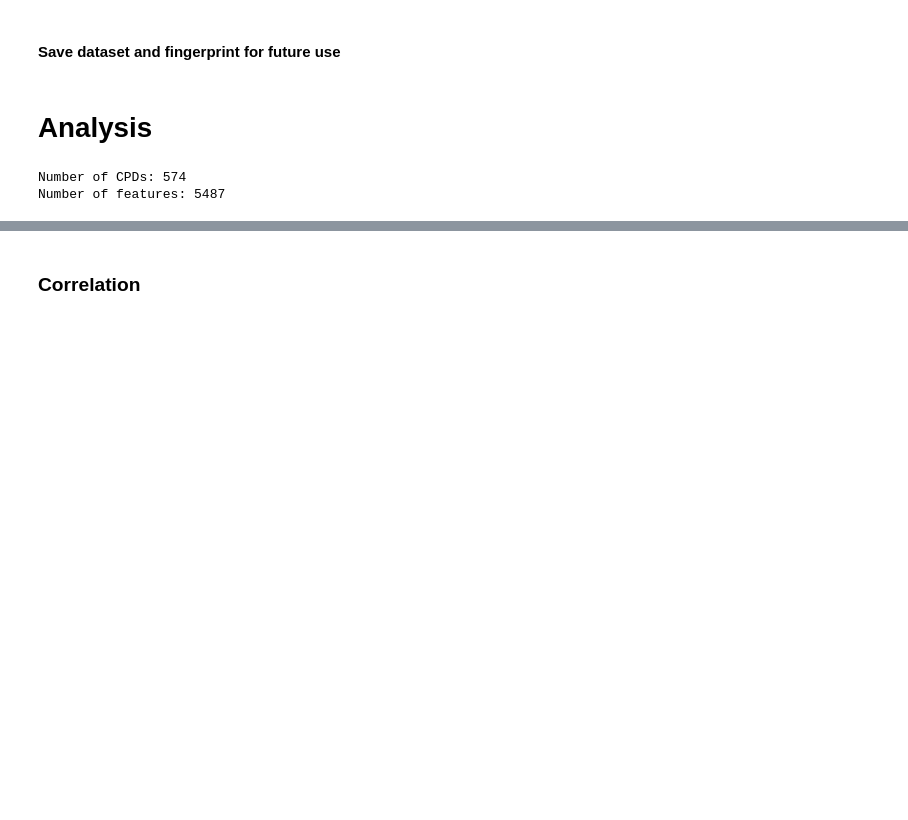
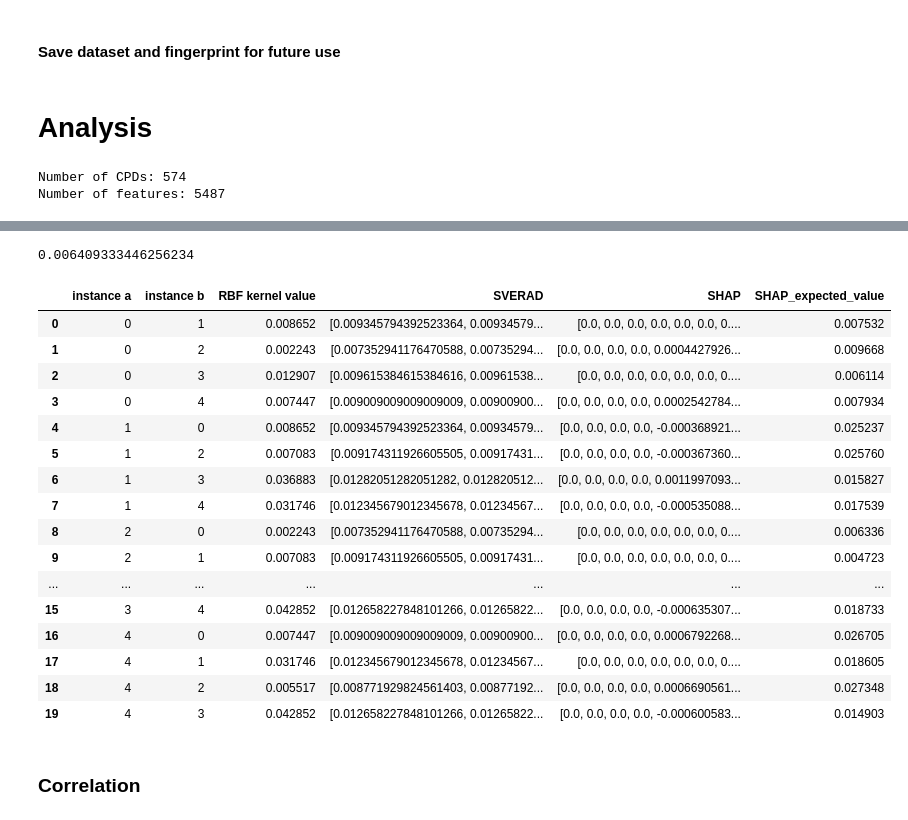
Before and after one commit to AndMastro/SVERAD, a Jupyter notebook: rbf_50_compounds_SVERAD_vs_SHAP.ipynb, the cells around one changed output, grey strips where cells are left out. Saved outputs shown, nothing was run; the diff lists cells and outputs as text; code cells hidden in the pictures; blank space fills up the shorter version.

Commit message:
Experiments on random cpds

```diff
--- a/rbf_50_compounds_SVERAD_vs_SHAP.ipynb
+++ b/rbf_50_compounds_SVERAD_vs_SHAP.ipynb
@@ -73,16 +72,16 @@ save_path = "./data/pickle/explanations_50_cpd_rbf_SVERAD_SHAP.p"
 if not LOAD_PRECOMPUTED_EXPLANATIONS: # This takes about 8h
     explanation_df = []
     # Selecting a random subset
-    subset = shap.sample(dataset.feature_matrix, nsamples=SAMPLE_SIZE,  random_state=SEED)
+    subset = shap.sample(dataset.feature_matrix, nsamples=SAMPLE_SIZE, random_state=SEED)
 
     # Iterating over all pairs.
-    for i, arr_i in tqdm(enumerate(subset), total=subset.shape[0]):
+    for i, arr_i in tqdm(enumerate(subset), total=SAMPLE_SIZE):
 
-        print(np.array(arr_i.toarray()[0]))
 
-        sim_func = lambda x: rbf_kernel(np.array(x.toarray()[0]), np.array(arr_i.toarray()[0]), gamma = GAMMA)
+
+        kernel_func = lambda x: rbf_kernel_matrix(x.toarray(), arr_i.toarray().reshape((1, -1)), gamma = GAMMA)[:, 0]
         # exact_shapley_gen_i = ExactRBFShapleyComputation(arr_i, gamma=GAMMA) #used only to compute RBF kernel value
-        for j, arr_j in tqdm(enumerate(subset), total=subset.shape[0]):
+        for j, arr_j in tqdm(enumerate(subset), total=SAMPLE_SIZE):
             if i == j:
                 continue
 
@@ -101,16 +100,18 @@ if not LOAD_PRECOMPUTED_EXPLANATIONS: # This takes about 8h
             with warnings.catch_warnings():
                 # ignore all caught warnings
                 warnings.filterwarnings("ignore")
-                explainer_vi = shap.KernelExplainer(sim_func(arr_i), available_as_sample)
+                explainer_vi = shap.KernelExplainer(kernel_func, available_as_sample)
                 # explainer_vi = shap.KernelExplainer(exact_shapley_gen_i.rbf_kernel_value, available_as_sample)
+                kernel_value = rbf_kernel_matrix(arr_i.toarray(), arr_j.toarray(), gamma = GAMMA)
                 shap_ij = explainer_vi.shap_values(arr_j, silent=True)
             explanation_df.append({"instance a": i,
                                    "instance b": j,
+                                   "RBF kernel value": kernel_value[0][0],
                                    "SVERAD": sverad_values_ij,
-                                   "SHAP": shap_ij,
+                                   "SHAP": shap_ij[0],
                                    "SHAP_expected_value": explainer_vi.expected_value,
                                    })
-        break
+        #break
     explanation_df = pd.DataFrame(explanation_df)
     if SAVE_EXPLANATIONS:
         with open(save_path, "wb") as outfile:
@@ -128,0 +145,5 @@ KeyError: 0
+# %%
+# compute_sverad_sv(x, y, gamma=GAMMA).sum()
+explanation_df.loc[3]["SVERAD"].sum()
+# %% [output]
+0.006409333446256234
@@ -129,2 +154,22 @@ KeyError: 0
+# %%
+explanation_df
+# %% [output]
+|  | instance a | instance b | RBF kernel value | SVERAD | SHAP | SHAP_expected_value |
+| 0 | 0 | 1 | 0.008652 | [0.009345794392523364, 0.00934579... | [0.0, 0.0, 0.0, 0.0, 0.0, 0.0, 0.... | 0.007532 |
+| 1 | 0 | 2 | 0.002243 | [0.007352941176470588, 0.00735294... | [0.0, 0.0, 0.0, 0.0, 0.0004427926... | 0.009668 |
+| 2 | 0 | 3 | 0.012907 | [0.009615384615384616, 0.00961538... | [0.0, 0.0, 0.0, 0.0, 0.0, 0.0, 0.... | 0.006114 |
+| 3 | 0 | 4 | 0.007447 | [0.009009009009009009, 0.00900900... | [0.0, 0.0, 0.0, 0.0, 0.0002542784... | 0.007934 |
+| 4 | 1 | 0 | 0.008652 | [0.009345794392523364, 0.00934579... | [0.0, 0.0, 0.0, 0.0, -0.000368921... | 0.025237 |
+| 5 | 1 | 2 | 0.007083 | [0.009174311926605505, 0.00917431... | [0.0, 0.0, 0.0, 0.0, -0.000367360... | 0.025760 |
+| 6 | 1 | 3 | 0.036883 | [0.01282051282051282, 0.012820512... | [0.0, 0.0, 0.0, 0.0, 0.0011997093... | 0.015827 |
+| 7 | 1 | 4 | 0.031746 | [0.012345679012345678, 0.01234567... | [0.0, 0.0, 0.0, 0.0, -0.000535088... | 0.017539 |
+| 8 | 2 | 0 | 0.002243 | [0.007352941176470588, 0.00735294... | [0.0, 0.0, 0.0, 0.0, 0.0, 0.0, 0.... | 0.006336 |
+| 9 | 2 | 1 | 0.007083 | [0.009174311926605505, 0.00917431... | [0.0, 0.0, 0.0, 0.0, 0.0, 0.0, 0.... | 0.004723 |
+| ... | ... | ... | ... | ... | ... | ... |
+| 15 | 3 | 4 | 0.042852 | [0.012658227848101266, 0.01265822... | [0.0, 0.0, 0.0, 0.0, -0.000635307... | 0.018733 |
+| 16 | 4 | 0 | 0.007447 | [0.009009009009009009, 0.00900900... | [0.0, 0.0, 0.0, 0.0, 0.0006792268... | 0.026705 |
+| 17 | 4 | 1 | 0.031746 | [0.012345679012345678, 0.01234567... | [0.0, 0.0, 0.0, 0.0, 0.0, 0.0, 0.... | 0.018605 |
+| 18 | 4 | 2 | 0.005517 | [0.008771929824561403, 0.00877192... | [0.0, 0.0, 0.0, 0.0, 0.0006690561... | 0.027348 |
+| 19 | 4 | 3 | 0.042852 | [0.012658227848101266, 0.01265822... | [0.0, 0.0, 0.0, 0.0, -0.000600583... | 0.014903 |
 # %% [markdown]
 ### Correlation
```
Also changed, not shown: parts of 20 cells of this notebook, 2 other files.
